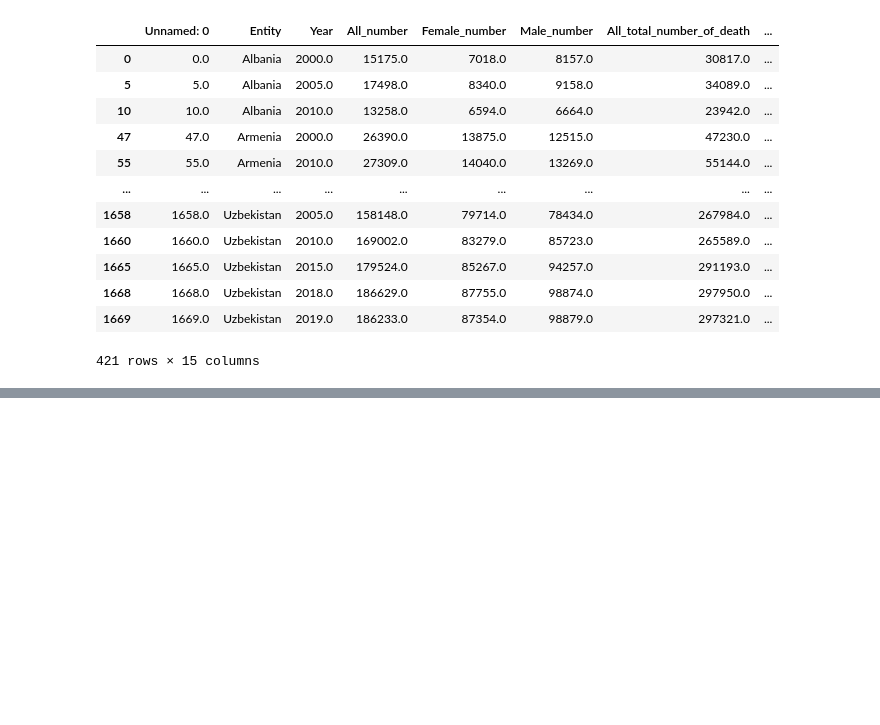
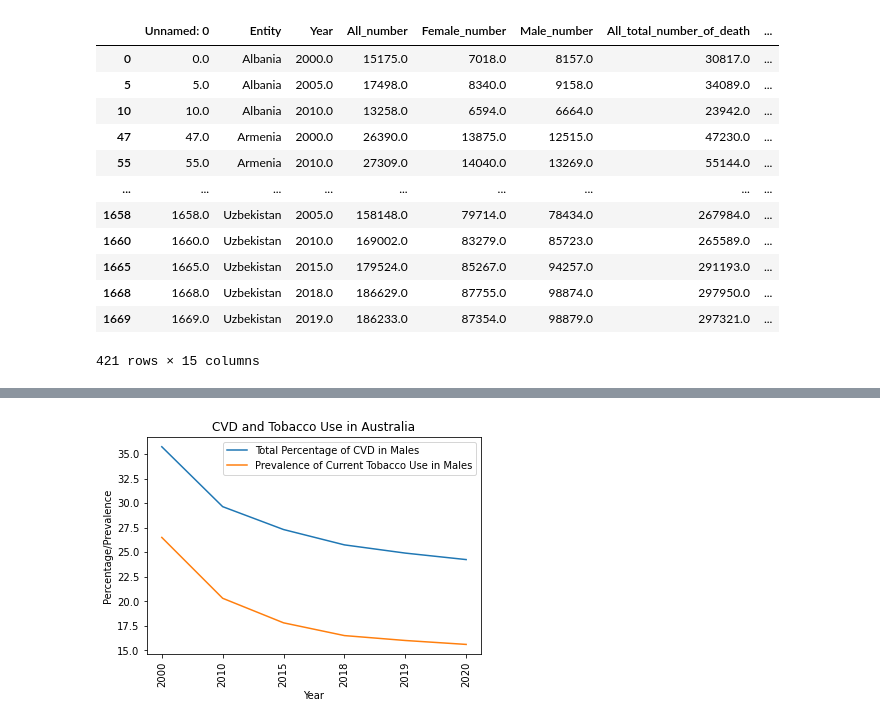
Before and after one commit to WeiJanChang/fctc_eval, a Jupyter notebook: notebook/flowchart.ipynb, the cells around one changed output, grey strips where cells are left out. Drawn from its saved outputs; the diff is of its cells as text; code cells hidden in the pictures; blank space fills up the shorter version.

Commit message:
plot of CVD and Tobacco in each country

```diff
--- a/notebook/flowchart.ipynb
+++ b/notebook/flowchart.ipynb
@@ -305,3 +316,13 @@ ratified_parties(df1, drop_na=drop_na, save_path=save_path)
 | 1668 | 1668.0 | Uzbekistan | 2018.0 | 186629.0 | 87755.0 | 98874.0 | 297950.0 | ... |
 | 1669 | 1669.0 | Uzbekistan | 2019.0 | 186233.0 | 87354.0 | 98879.0 | 297321.0 | ... |
 421 rows × 15 columns
+# %%
+
+import matplotlib.pyplot as plt
+
+WHOFCTC_Parties_date = pd.read_excel("/Users/wei/UCD-MPH/MPH-Lecture:Modules/MPH Dissertation/Data/WHOFCTC_Parties_date_filter.xlsx")
+CVD_Tobacco_ratified_parites = pd.read_excel("/Users/wei/UCD-MPH/MPH-Lecture:Modules/MPH Dissertation/Data/CVD_Tobacco_Parties_ratified.xlsx")
+WHOFCTC_Parties_date = WHOFCTC_Parties_date[WHOFCTC_Parties_date['Ratification'] != 'Nan']
+WHOFCTC_Parties_date['Ratification'] = pd.to_datetime(WHOFCTC_Parties_date['Ratification'], infer_datetime_format='%d/%m/%Y')
+WHOFCTC_Parties_date['Year'] = WHOFCTC_Parties_date['Ratification'].dt.year
+WHOFCTC_Parties_date
@@ -307,0 +343,13 @@ ratified_parties(df1, drop_na=drop_na, save_path=save_path)
+# %%
+CVD_Tobacco_ratified_parites = CVD_Tobacco_ratified_parites[CVD_Tobacco_ratified_parites['Entity'] == 'Australia']
+years = CVD_Tobacco_ratified_parites['Year'].astype(str)
+plt.plot(years, CVD_Tobacco_ratified_parites['Male_total_percentage_of_CVD'], label='Total Percentage of CVD in Males')
+plt.plot(years, CVD_Tobacco_ratified_parites['Prevalence of current tobacco use, males (% of male adults)'], label='Prevalence of Current Tobacco Use in Males')
+plt.xlabel('Year')
+plt.ylabel('Percentage/Prevalence')
+plt.legend()
+plt.xticks(years, rotation=90)
+plt.title('CVD and Tobacco Use in Australia')
+plt.show()
+# %% [output]
+[figure, added]
```
Also changed, not shown: parts of 8 cells of this notebook, 1 other file.
